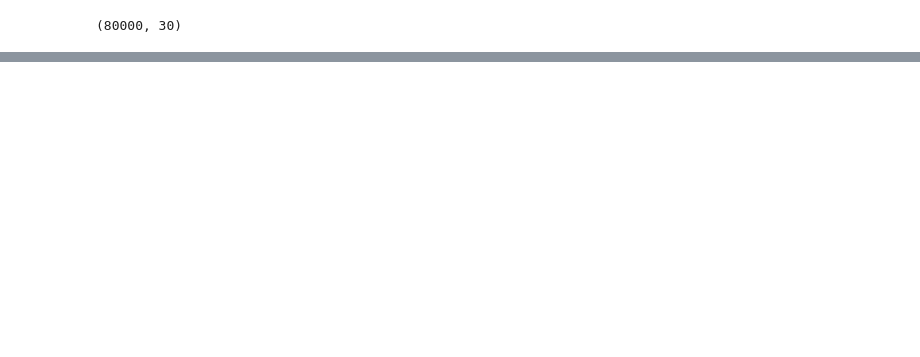
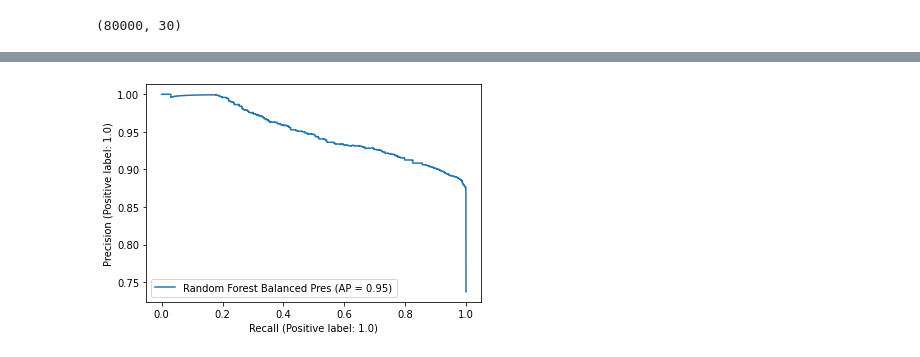
Before and after one commit to shigos/Traffic_Models, a Jupyter notebook: notebook/clean_merge_note.ipynb, the cells around one changed output, grey strips where cells are left out. Cells and saved outputs as stored; diff of their text form; code cells hidden in the pictures; blank space fills up the shorter version.

```diff
--- a/notebook/clean_merge_note.ipynb
+++ b/notebook/clean_merge_note.ipynb
@@ -834,0 +866,5 @@ AttributeError: dlsym(0x7fcc214b4c40, XGBoosterGetStrFeatureInfo): symbol not fo
+# %%
+# unbalanced_pres = plot_precision_recall_curve(rfc, X_test1, y_test1,ax = plt.gca(),name = 'Random Forest Unbalanced Pres')#Unbalanced
+balanced_pres = plot_precision_recall_curve(model, X_test, y_test,ax = plt.gca(), name = 'Random Forest Balanced Pres')
+# %% [output]
+[figure, added]
```
Also changed, not shown: parts of 19 cells of this notebook.
